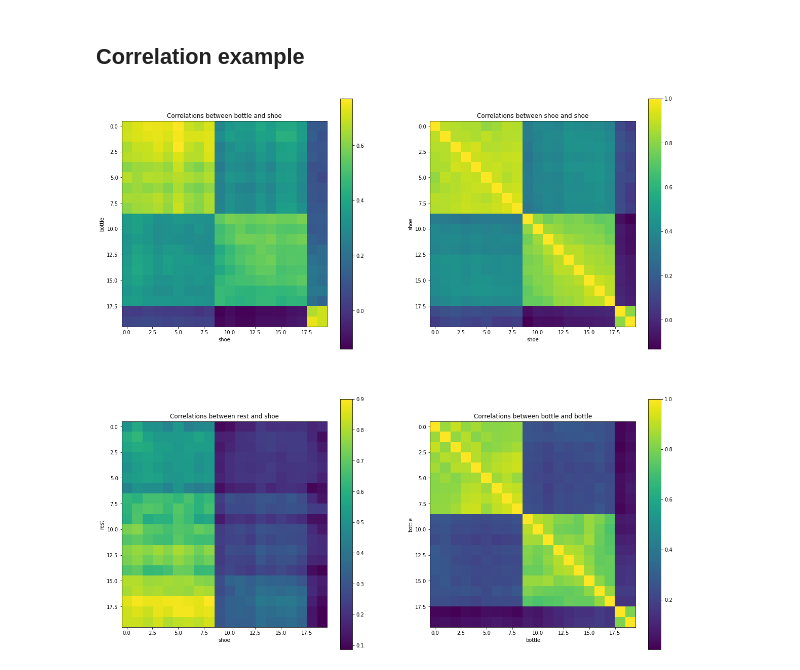
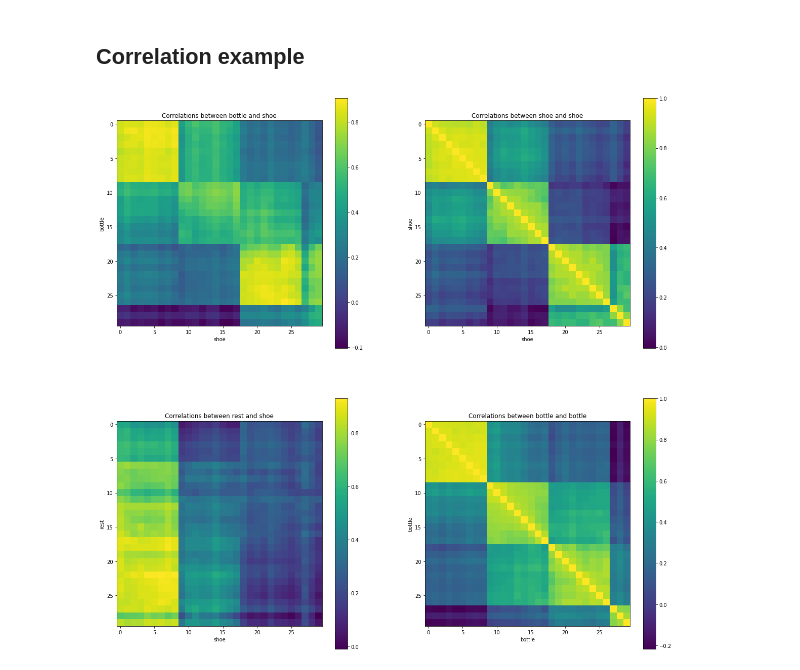
Before and after one commit to MohammadRaziei/FMRI-ANS, a Jupyter notebook: PYMVPA.ipynb, the cells around one changed output. Cells and saved outputs as stored; diff of their text form; code cells hidden in the pictures.

```diff
--- a/PYMVPA.ipynb
+++ b/PYMVPA.ipynb
@@ -210,16 +204,15 @@ def show_colormap_corr(ax, cat1, cat2, ds, xx=5, yy=5, maximall_exclude=True):
   ax.set_xlabel(cat2)
   plt.colorbar(im, ax=ax)
   return
-
-
-fig, ax = plt.subplots(2, 2, figsize=(20, 20))
-x, y = 20, 20
-
-show_colormap_corr(ax=ax[0, 0], cat1="bottle", cat2="shoe", ds=ds, xx=x, yy=y)
-show_colormap_corr(ax=ax[0, 1], cat1="shoe", cat2="shoe", ds=ds, xx=x, yy=y)
-show_colormap_corr(ax=ax[1, 0], cat1="rest", cat2="shoe", ds=ds, xx=x, yy=y)
-show_colormap_corr(ax=ax[1, 1], cat1="bottle", cat2="bottle", ds=ds, xx=x, yy=y)
-
-fig.show()
-# %% [output]
-[figure, removed]
+# %%
+fig, ax = plt.subplots(2, 2, figsize=(20, 20))
+x, y = 30, 30
+
+show_colormap_corr(ax=ax[0, 0], cat1="bottle", cat2="shoe", ds=ds, xx=x, yy=y)
+show_colormap_corr(ax=ax[0, 1], cat1="shoe", cat2="shoe", ds=ds, xx=x, yy=y)
+show_colormap_corr(ax=ax[1, 0], cat1="rest", cat2="shoe", ds=ds, xx=x, yy=y)
+show_colormap_corr(ax=ax[1, 1], cat1="bottle", cat2="bottle", ds=ds, xx=x, yy=y)
+
+fig.show()
+# %% [output]
+[figure, added]
```
Also changed, not shown: parts of 4 cells of this notebook.
